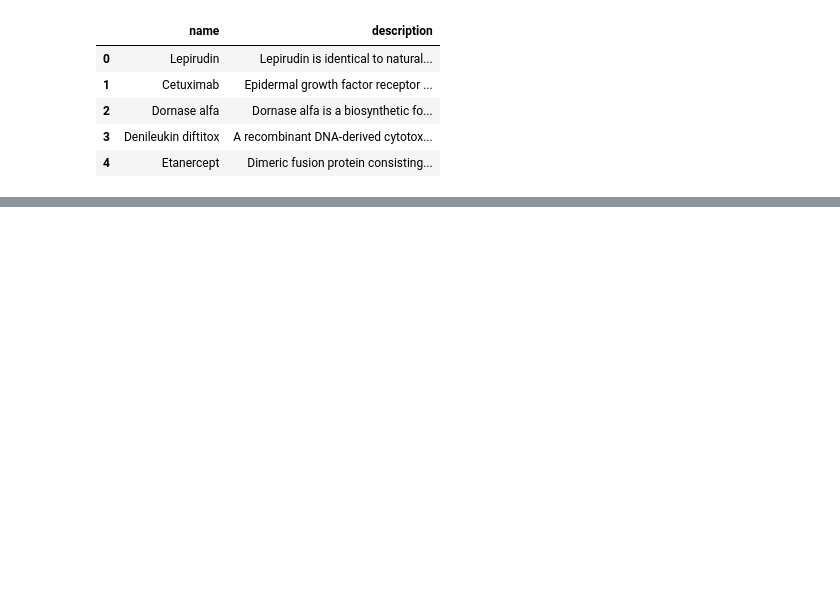
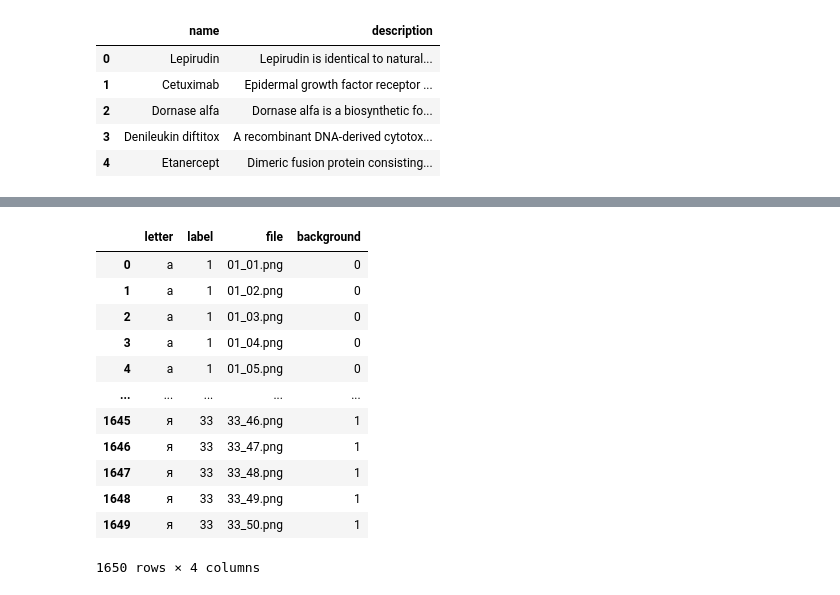
Before and after one commit to sauravrox/image-text-detection, a Jupyter notebook: Text_detection.ipynb, the cells around one changed output, grey strips where cells are left out. Cells and saved outputs as stored; diff of their text form; code cells hidden in the pictures; blank space fills up the shorter version.

```diff
--- a/Text_detection.ipynb
+++ b/Text_detection.ipynb
@@ -434,0 +348,17 @@ NameError: ignored
+# %%
+data= pd.read_csv('/content/drive/MyDrive/image/letters.csv')
+data
+# %% [output]
+|  | letter | label | file | background |
+| 0 | а | 1 | 01_01.png | 0 |
+| 1 | а | 1 | 01_02.png | 0 |
+| 2 | а | 1 | 01_03.png | 0 |
+| 3 | а | 1 | 01_04.png | 0 |
+| 4 | а | 1 | 01_05.png | 0 |
+| ... | ... | ... | ... | ... |
+| 1645 | я | 33 | 33_46.png | 1 |
+| 1646 | я | 33 | 33_47.png | 1 |
+| 1647 | я | 33 | 33_48.png | 1 |
+| 1648 | я | 33 | 33_49.png | 1 |
+| 1649 | я | 33 | 33_50.png | 1 |
+1650 rows × 4 columns
```
Also changed, not shown: parts of 13 cells of this notebook.
